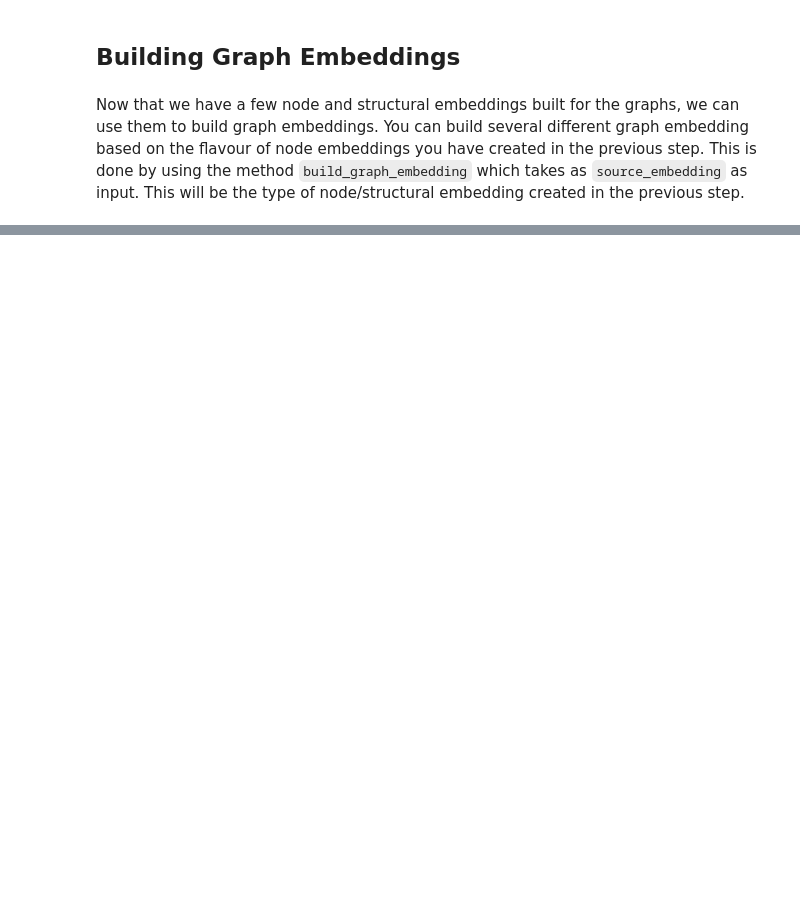
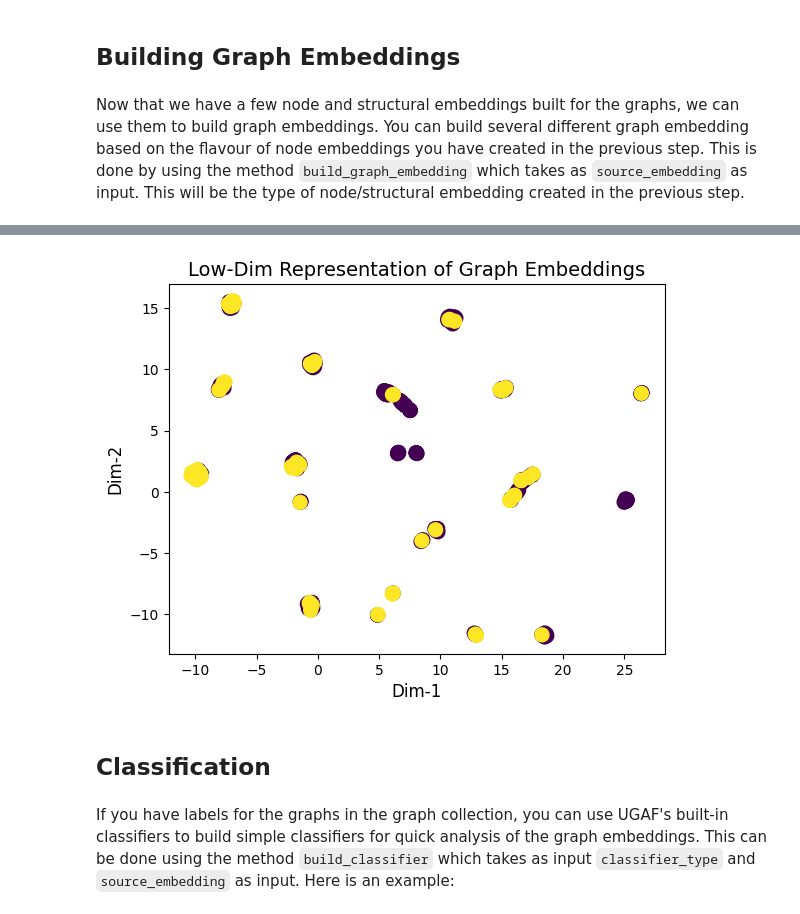
Before and after one commit to elmspace/NEExT, a Jupyter notebook: examples/example.ipynb, the cells around one changed output, grey strips where cells are left out. Cells and saved outputs as stored; diff of their text form; code cells hidden in the pictures; blank space fills up the shorter version.

```diff
--- a/examples/example.ipynb
+++ b/examples/example.ipynb
@@ -87,0 +116,3 @@ ugaf.graph_c.graph_collection[0]["embedding"]
+# %%
+ugaf.plot_graph_embedding(source_embedding="node2vec", dim_reduc_algo="umap", color_using_grpah_labels=True)
+# %% [output]
@@ -87,0 +120,6 @@ ugaf.graph_c.graph_collection[0]["embedding"]
+[figure, added]
+# %% [markdown]
+## Classification
+# %% [markdown]
+If you have labels for the graphs in the graph collection, you can use UGAF's built-in classifiers to build simple classifiers for quick analysis of the graph embeddings.
+This can be done using the method `build_classifier` which takes as input `classifier_type` and `source_embedding` as input. Here is an example:
```
Also changed, not shown: parts of 18 cells of this notebook, 3 other files.
